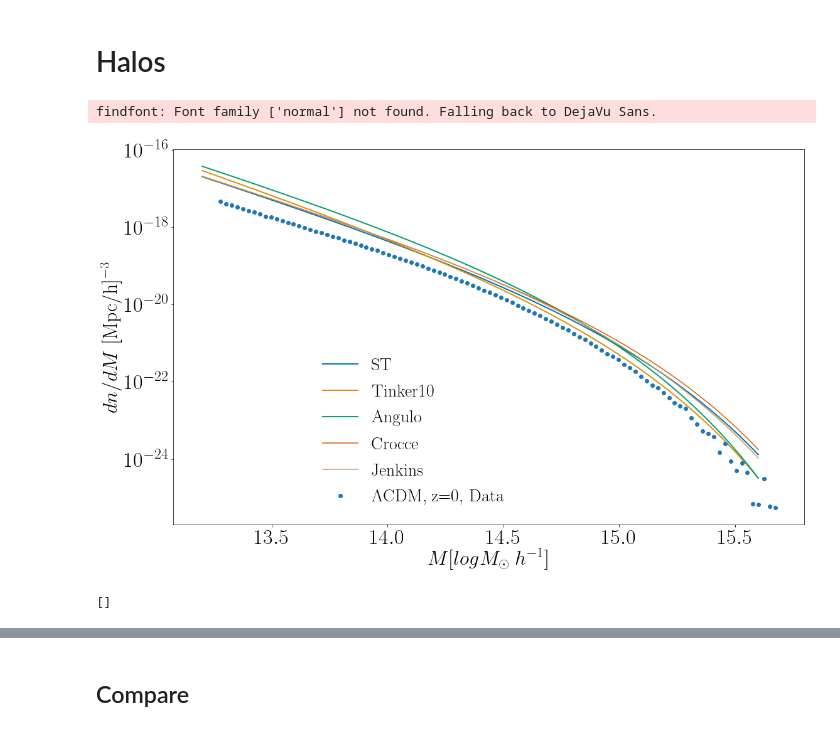
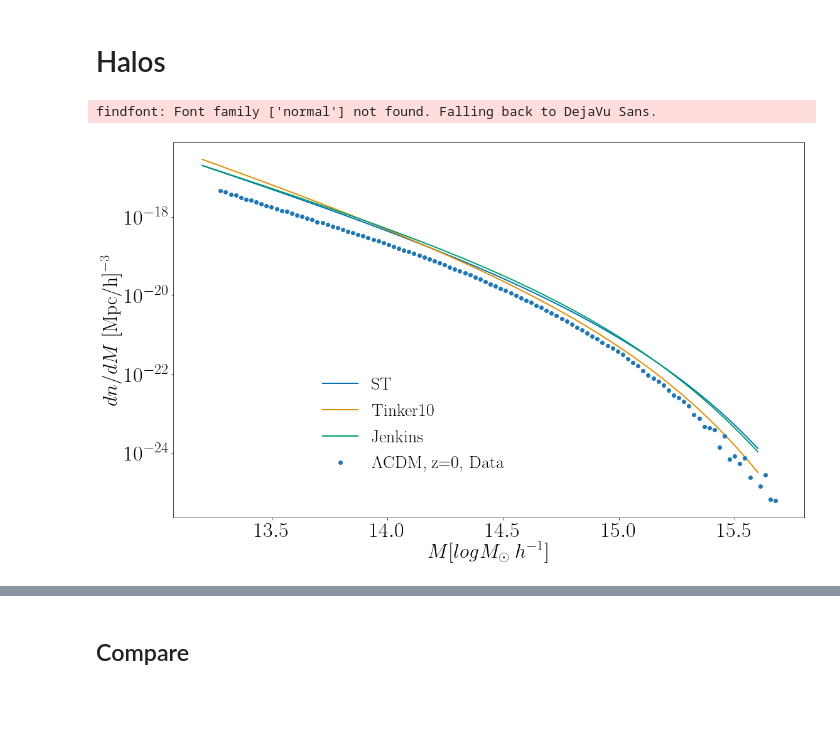
Before and after one commit to FarbodHassani/Doppler_RSD_N-body, a Jupyter notebook: Analysis-notebooks/Halo_mass_function.ipynb, the cells around one changed output, grey strips where cells are left out. Saved outputs shown, nothing was run; the diff lists cells and outputs as text; code cells hidden in the pictures; blank space fills up the shorter version.

```diff
--- a/Analysis-notebooks/Halo_mass_function.ipynb
+++ b/Analysis-notebooks/Halo_mass_function.ipynb
@@ -41,14 +41,14 @@ directory_halo = "/Users/farbod/Dropbox/Projects/Doppler_RSD/Data/Halos_snapshot
 
 files=["gevolution_boxsize_4032_ngrid_4608_lcdm_05062020",
        "gevolution_boxsize_4032_ngrid_4608_w_0m9_cs2_1_05062020",
+       "kevolution_boxsize_4032_ngrid_4608_w_0m9_cs2_em4_05062020",
        "gevolution_boxsize_4032_ngrid_4608_w_0m9_cs2_em7_05062020",
-       "kevolution_boxsize_4032_ngrid_4608_w_0m9_cs2_em4_05062020",
         "kevolution_boxsize_4032_ngrid_4608_w_0m9_cs2_em7_05062020"];
 
 # redshifts = ["3", "2", "1", "0.5", "0"];
 redshifts = ["0"];
 
-files_list = ['gev_lcdm','gev_em0','gev_em7','kev_em4','kev_em7'];
+files_list = ['gev_lcdm','gev_em0','kev_em4','gev_em7','kev_em7'];
 
 
 
@@ -187,5 +139,5 @@ TypeError: list indices must be integers or slices, not tuple
 # %%
-nbins = 100;
+nbins = 110;
 for i in [0,1,2,3]: # file
 # for i in [0]: # file
     for j in [0]: # Redshifts
@@ -223,48 +175,35 @@ decrip = ["$\Lambda$CDM, ","$w$CDM ($w=-0.9, c_s^2=1$), ", "$w$CDM ($w=-0.9, c_s
 l=0
 boxsize=4032;
 # for i in [0,1,2,3]: # file
+names = ['ST','Tinker10','Jenkins']
 for i in [0]: # file
 
 # for i in [0]: # file
     for j in [0]: # Redshifts
         redshift ="z="+str(j);
         # compute halo mass function
-
-        plt.plot(log10(Masses),HMF['ST']['dNdlogM'][files_list_class[i]]['z=0'],lw=2,color=Colors[l],label="ST")  # density=False would make counts
-
-        plt.plot(log10(Masses),HMF['Tinker10']['dNdlogM'][files_list_class[i]]['z=0'],lw=2,color=Colors[l+1],label="Tinker10")  # density=False would make counts
-
-        plt.plot(log10(Masses),HMF['Angulo']['dNdlogM'][files_list_class[i]]['z=0'],lw=2,color=Colors[l+2],label="Angulo")  # density=False would make counts
-
-        plt.plot(log10(Masses),HMF['Crocce']['dNdlogM'][files_list_class[i]]['z=0'],color=Colors[l+3],label="Crocce")  # density=False would make counts
-
-#         plt.plot(log10(Masses),HMF['Watson_FoF']['dNdlogM'][files_list_class[i]]['z=0'],color=Colors[l+4],label="Watson_FoF")  # density=False would make counts
-
-        plt.plot(log10(Masses),HMF['Jenkins']['dNdlogM'][files_list_class[i]]['z=0'],color=Colors[l+5],label="Jenkins")  # density=False would make counts
-
+        for author in names:
+            plt.plot(log10(Masses),HMF[author]['dNdlogM'][files_list_class[i]]['z=0'],lw=2,color=Colors[l],label=author)  # density=False would make counts
+            l+=1
         redshift ="z="+str(j);
         bin_edges = HMF['sim']['bin_edges'][files_list[i]][redshift]
         counts = HMF['sim']['count'][files_list[i]][redshift]
 #         plt.plot(bin_edges[:-1],counts,"o",color=Colors[l], label =decrip[i]+redshift)
 #         plt.errorbar(bin_edges[:-1],counts, yerr=np.sqrt(counts), fmt="o",label =decrip[i]+redshift)
         deltaM = HMF['sim']['deltaM'][files_list[i]][redshift]
         counts = HMF['sim']['count'][files_list[i]][redshift]
 #         plt.semilogy(bin_edges[:-1],counts/(10**bin_edges[:-1]*(10**deltaM - 1))/boxsize**3,"bo", label =decrip[i]+redshift+ ", Data" )
         plt.semilogy(bin_edges[:-1],counts/((10**(roll(bin_edges[:],-1)) -10**bin_edges[:])[:-1])/boxsize**3,"o", label =decrip[i]+redshift+ ", Data" )
         #         plt.title('Halo mass function')
         plt.ylabel(r'$dn/dM$ [Mpc/h]$^{-3}$',fontsize=32)
         plt.xlabel(r'$M[log M_{\odot} \; h^{-1}$]',fontsize=32)
         plt.yscale('log')
         plt.legend(fontsize=28,bbox_to_anchor=[0.38,0.25],loc="center",frameon=False)
 
         l=l+1
 
 
 plt.show()
 # %% [output]
 findfont: Font family ['normal'] not found. Falling back to DejaVu Sans.
-[figure, old version]
+[figure, new version]
-# %%
-HMF['sim']['count'][files_list[i]][redshift]
-# %% [output]
-[]
```
Also changed, not shown: parts of 15 cells of this notebook.
